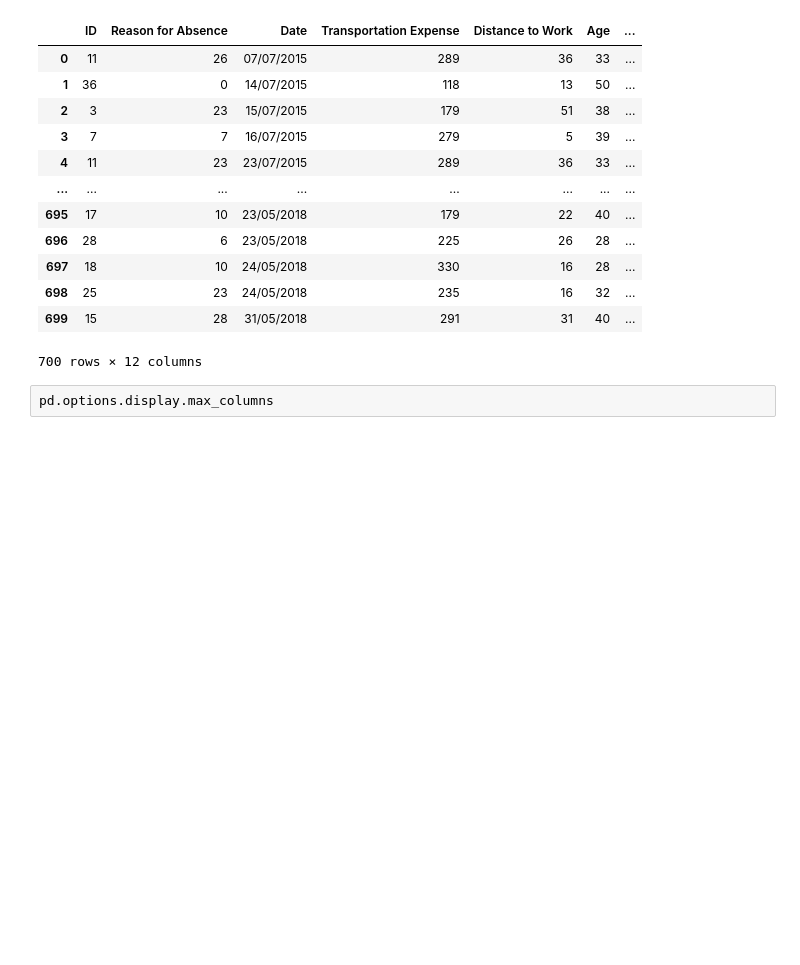
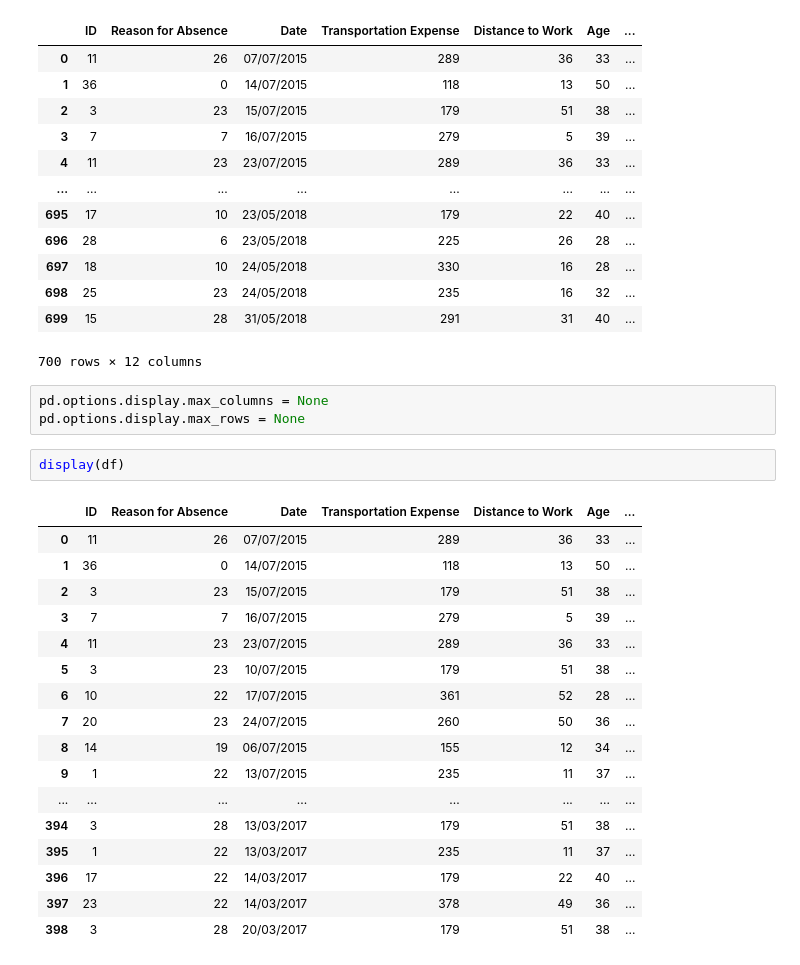
Before and after one commit to achmegantara/data-preprocessing-guidelines, a Jupyter notebook: Absenteeism Exercise.ipynb, the cells around one changed output. Saved outputs shown, nothing was run; the diff lists cells and outputs as text; blank space fills up the shorter version.

```diff
--- a/Absenteeism Exercise.ipynb
+++ b/Absenteeism Exercise.ipynb
@@ -37,4 +37,25 @@ df
 | 699 | 15 | 28 | 31/05/2018 | 291 | 31 | 40 | ... |
 700 rows × 12 columns
 # %%
-pd.options.display.max_columns
+pd.options.display.max_columns = None
+pd.options.display.max_rows = None
+# %%
+display(df)
+# %% [output]
+|  | ID | Reason for Absence | Date | Transportation Expense | Distance to Work | Age | ... |
+| 0 | 11 | 26 | 07/07/2015 | 289 | 36 | 33 | ... |
+| 1 | 36 | 0 | 14/07/2015 | 118 | 13 | 50 | ... |
+| 2 | 3 | 23 | 15/07/2015 | 179 | 51 | 38 | ... |
+| 3 | 7 | 7 | 16/07/2015 | 279 | 5 | 39 | ... |
+| 4 | 11 | 23 | 23/07/2015 | 289 | 36 | 33 | ... |
+| 5 | 3 | 23 | 10/07/2015 | 179 | 51 | 38 | ... |
+| 6 | 10 | 22 | 17/07/2015 | 361 | 52 | 28 | ... |
+| 7 | 20 | 23 | 24/07/2015 | 260 | 50 | 36 | ... |
+| 8 | 14 | 19 | 06/07/2015 | 155 | 12 | 34 | ... |
+| 9 | 1 | 22 | 13/07/2015 | 235 | 11 | 37 | ... |
+| ... | ... | ... | ... | ... | ... | ... | ... |
+| 394 | 3 | 28 | 13/03/2017 | 179 | 51 | 38 | ... |
+| 395 | 1 | 22 | 13/03/2017 | 235 | 11 | 37 | ... |
+| 396 | 17 | 22 | 14/03/2017 | 179 | 22 | 40 | ... |
+| 397 | 23 | 22 | 14/03/2017 | 378 | 49 | 36 | ... |
+| 398 | 3 | 28 | 20/03/2017 | 179 | 51 | 38 | ... |
```
